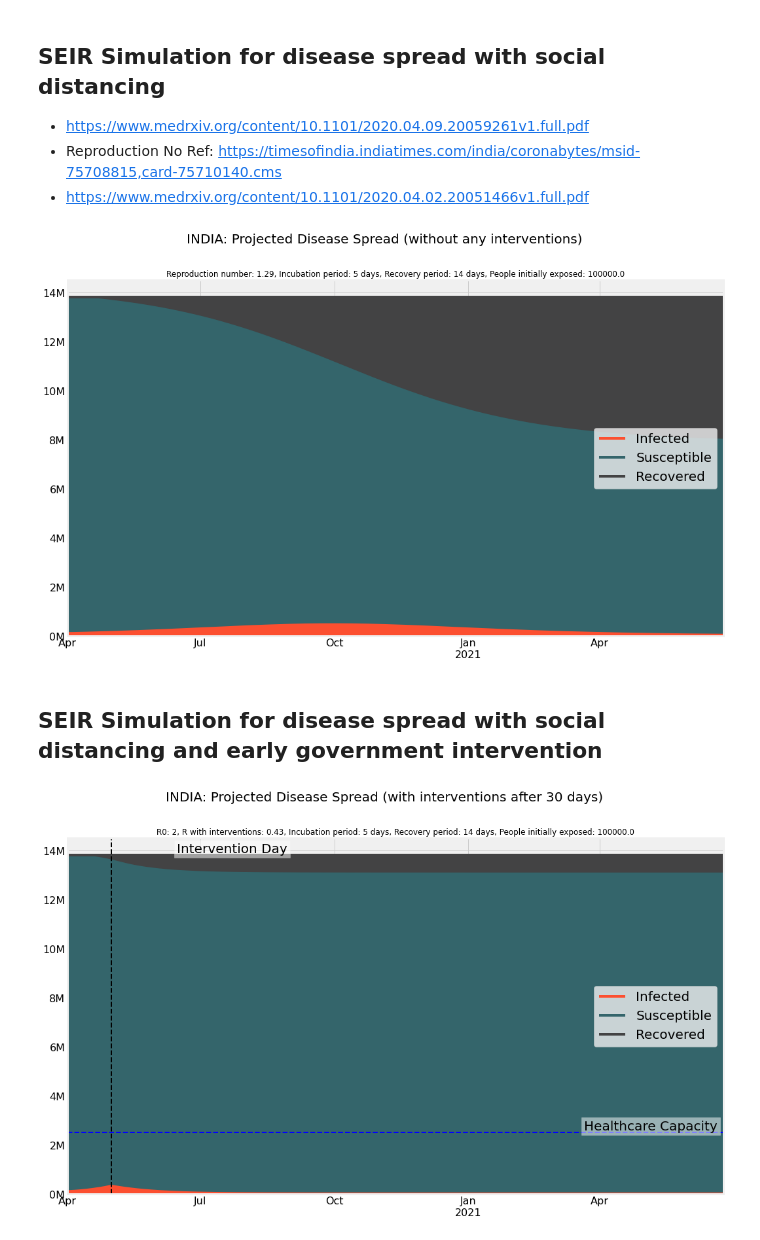
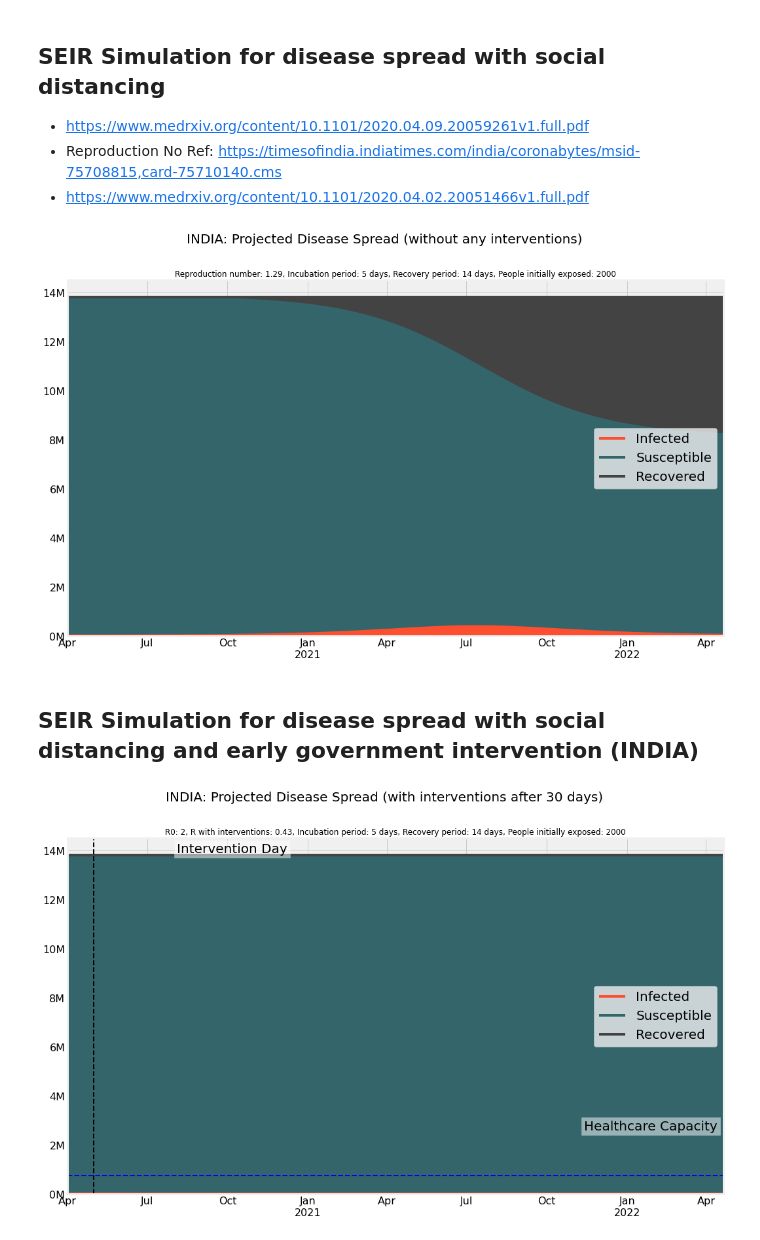
Before and after one commit to Niharika1203/CSE246_FinalProject-1, a Jupyter notebook: CSE246-FinalProject-COVID-19.ipynb, the cells around one changed output. Saved outputs shown, nothing was run; the diff lists cells and outputs as text; code cells hidden in the pictures.

```diff
--- a/CSE246-FinalProject-COVID-19.ipynb
+++ b/CSE246-FinalProject-COVID-19.ipynb
@@ -307,10 +306,10 @@ def SEIR_chart(df, suptitle="", title=""):
     ax.yaxis.set_major_formatter(formatter)
     plt.rcParams.update({"font.size": 16})
 
-def SEIR_chart_extra_annotations(intervention_day):
+def SEIR_chart_extra_annotations(intervention_day, y):
     # plt.text adds text to these axes
     plt.text(0.74, 0.05, "Healthcare Capacity", transform=ax.transAxes, bbox=dict(facecolor="white", alpha=0.5), fontsize=20)
-    plt.axhline(y=2.5e6, color="b", linestyle="--", linewidth=2)
+    plt.axhline(y, color="b", linestyle="--", linewidth=2)
 
     plt.text(0.12, 0.7, "Intervention Day", transform=ax.transAxes, bbox=dict(facecolor="white", alpha=0.5), fontsize=20, rotation=0)
     plt.axvline(x=intervention_day, color="black", linestyle="--", linewidth=2)
@@ -395,12 +394,12 @@ gamma = 1 / recovery_period
 beta = lambda _: reproduction_number * gamma
 
 # Simulation parameters
-simulation_duration = 7 * 30  # in days
+simulation_duration = 10 * 30  # in days
 population_size = 30e6
 
 # Initial_conditions
 start_date = pd.to_datetime("2020-04-01")
-initial_exposed = 10e4  # 10k active cases
+initial_exposed = 1500 # 10k active cases
 initial_infected = 0
 initial_recovered = 0
 init_vals = (
@@ -493,6 +492,5 @@ for intervention_day in intervention_days:
         ),
     )
     SEIR_chart_extra_annotations(
-        pd.to_datetime(start_date + pd.Timedelta(days=intervention_day))
-    )
+        pd.to_datetime(start_date + pd.Timedelta(days=intervention_day)), 66000 )
 # %% [output]
@@ -582,12 +580,12 @@ gamma = 1 / recovery_period
 beta = lambda _: reproduction_number * gamma
 
 # Simulation parameters
-simulation_duration = 15 * 30  # 25 months in days
-population_size = 1380e4 #1380e6
+simulation_duration = 25 * 30  # 25 months in days
+population_size = 1380e4       #1380e6
 
 # Initial_conditions
-start_date = pd.to_datetime("2020-04-01") # When total cases crossed 100 (15 March )
-initial_exposed = 10e4
+start_date = pd.to_datetime("2020-04-01") # When total cases crossed 1998
+initial_exposed = 2000
 initial_infected = 0
 initial_recovered = 0
 init_vals = (
@@ -627,9 +625,9 @@ SEIR_chart(
     ),
 )
 # %% [output]
-[figure, old version]
+[figure, new version]
 # %% [markdown]
-## SEIR Simulation for disease spread with social distancing and early government intervention
+## SEIR Simulation for disease spread with social distancing and early government intervention (INDIA)
 # %%
 # Model parameters
 reproduction_number_without_interventions = 2  # Number of susceptible people who get exposed/infected by an infected individual.
@@ -654,33 +652,32 @@ for intervention_day in intervention_days:
     results_df *= population_size
     results_df = results_df.astype(int)
     # Set date index
     results_df.index = pd.date_range(
         start_date, start_date + pd.Timedelta(days=simulation_duration)
     )
 
     # Plotting
     # for plotting purposes, "infected" includes individuals who have been exposed as well
     SEIR_chart(
         pd.DataFrame(
             {
                 "Infected": results_df["Infected"] + results_df["Exposed"],
                 "Susceptible": results_df["Susceptible"],
                 "Recovered": results_df["Recovered"],
             }
         ),
         "INDIA: Projected Disease Spread (with interventions after {} days)".format(
             intervention_day
         ),
         "R0: {}, R with interventions: {}, Incubation period: {} days, Recovery period: {} days, People initially exposed: {}".format(
             reproduction_number_without_interventions,
             reproduction_number_with_interventions,
             incubation_period,
             recovery_period,
             initial_exposed,
         ),
     )
     SEIR_chart_extra_annotations(
-        pd.to_datetime(start_date + pd.Timedelta(days=intervention_day))
-    )
+        pd.to_datetime(start_date + pd.Timedelta(days=intervention_day)) , 745203 )
 # %% [output]
-[figure, old version]
+[figure, new version]
```
Also changed, not shown: parts of 7 cells of this notebook.
